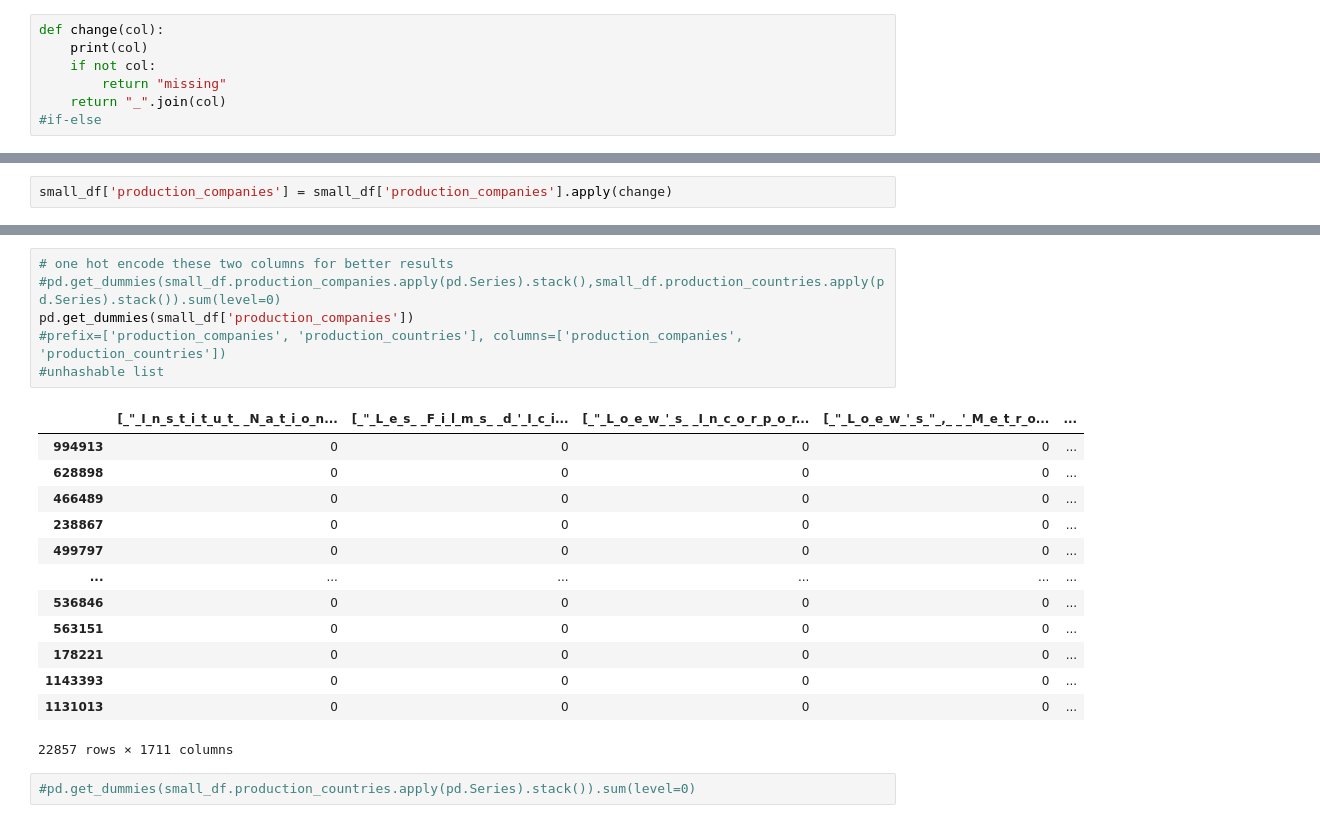
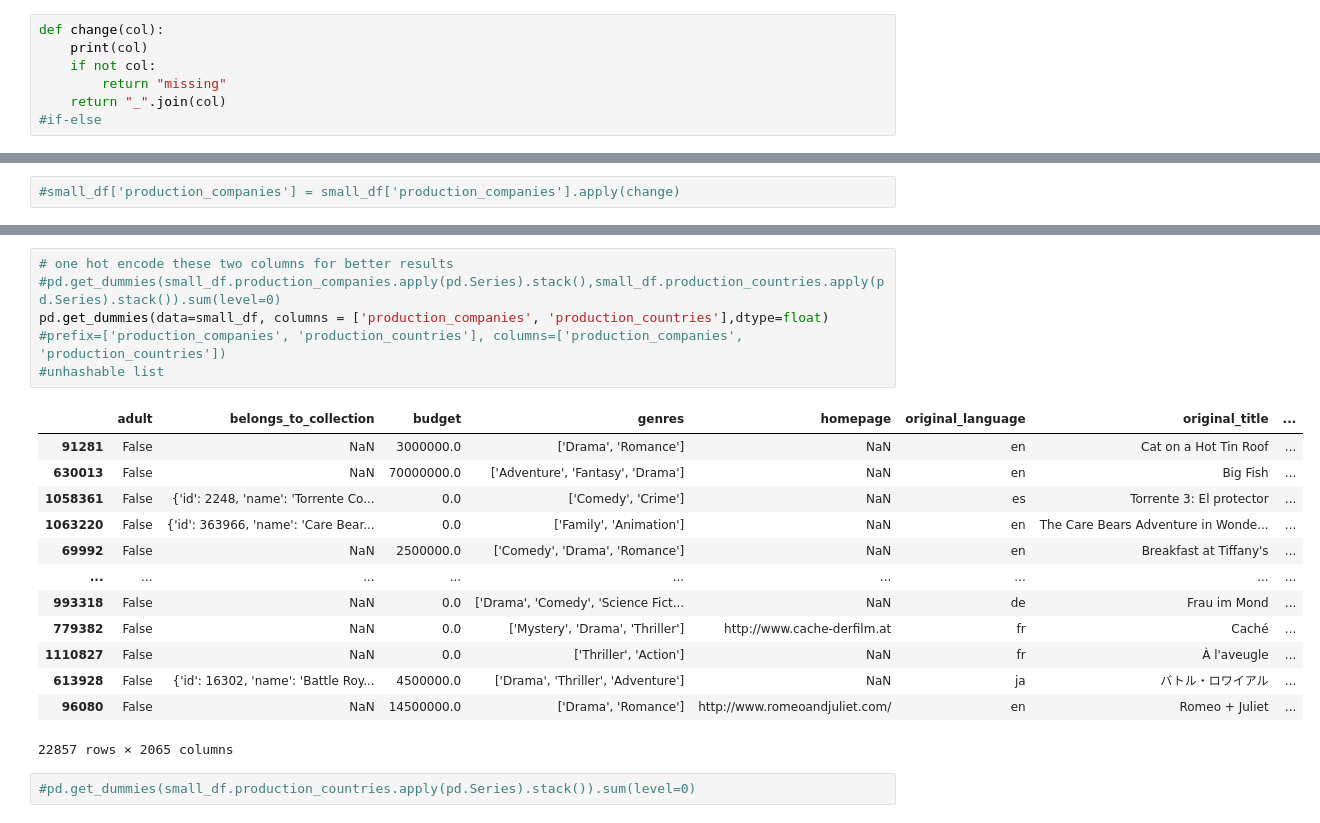
Before and after one commit to sathwikkes/Movie-Recommender-System, a Jupyter notebook: Preprocessing-Training-&-Modeling.ipynb, the cells around one changed output, grey strips where cells are left out. Drawn from its saved outputs; the diff is of its cells as text.

```diff
--- a/Preprocessing-Training-&-Modeling.ipynb
+++ b/Preprocessing-Training-&-Modeling.ipynb
@@ -400,2 +396,2 @@ a = ['Paramount Pictures', 'Universum Film (UFA)']
 # %%
-small_df['production_companies'] = small_df['production_companies'].apply(change)
+#small_df['production_companies'] = small_df['production_companies'].apply(change)
@@ -420,23 +398,23 @@ small_df['production_companies'] = small_df['production_companies'].apply(change
 # %%
 # one hot encode these two columns for better results
 #pd.get_dummies(small_df.production_companies.apply(pd.Series).stack(),small_df.production_countries.apply(pd.Series).stack()).sum(level=0)
-pd.get_dummies(small_df['production_companies'])
+pd.get_dummies(data=small_df, columns = ['production_companies', 'production_countries'],dtype=float)
 #prefix=['production_companies', 'production_countries'], columns=['production_companies', 'production_countries'])
 #unhashable list
 # %% [output]
-|  | [_"_I_n_s_t_i_t_u_t_ _N_a_t_i_o_n... | [_"_L_e_s_ _F_i_l_m_s_ _d_'_I_c_i... | [_"_L_o_e_w_'_s_ _I_n_c_o_r_p_o_r... | [_"_L_o_e_w_'_s_"_,_ _'_M_e_t_r_o... | ... |
-| 994913 | 0 | 0 | 0 | 0 | ... |
-| 628898 | 0 | 0 | 0 | 0 | ... |
-| 466489 | 0 | 0 | 0 | 0 | ... |
-| 238867 | 0 | 0 | 0 | 0 | ... |
-| 499797 | 0 | 0 | 0 | 0 | ... |
-| ... | ... | ... | ... | ... | ... |
-| 536846 | 0 | 0 | 0 | 0 | ... |
-| 563151 | 0 | 0 | 0 | 0 | ... |
-| 178221 | 0 | 0 | 0 | 0 | ... |
-| 1143393 | 0 | 0 | 0 | 0 | ... |
-| 1131013 | 0 | 0 | 0 | 0 | ... |
+|  | adult | belongs_to_collection | budget | genres | homepage | original_language | original_title | ... |
+| 91281 | False | NaN | 3000000.0 | ['Drama', 'Romance'] | NaN | en | Cat on a Hot Tin Roof | ... |
+| 630013 | False | NaN | 70000000.0 | ['Adventure', 'Fantasy', 'Drama'] | NaN | en | Big Fish | ... |
+| 1058361 | False | {'id': 2248, 'name': 'Torrente Co... | 0.0 | ['Comedy', 'Crime'] | NaN | es | Torrente 3: El protector | ... |
+| 1063220 | False | {'id': 363966, 'name': 'Care Bear... | 0.0 | ['Family', 'Animation'] | NaN | en | The Care Bears Adventure in Wonde... | ... |
+| 69992 | False | NaN | 2500000.0 | ['Comedy', 'Drama', 'Romance'] | NaN | en | Breakfast at Tiffany's | ... |
+| ... | ... | ... | ... | ... | ... | ... | ... | ... |
+| 993318 | False | NaN | 0.0 | ['Drama', 'Comedy', 'Science Fict... | NaN | de | Frau im Mond | ... |
+| 779382 | False | NaN | 0.0 | ['Mystery', 'Drama', 'Thriller'] | http://www.cache-derfilm.at | fr | Caché | ... |
+| 1110827 | False | NaN | 0.0 | ['Thriller', 'Action'] | NaN | fr | À l'aveugle | ... |
+| 613928 | False | {'id': 16302, 'name': 'Battle Roy... | 4500000.0 | ['Drama', 'Thriller', 'Adventure'] | NaN | ja | バトル・ロワイアル | ... |
+| 96080 | False | NaN | 14500000.0 | ['Drama', 'Romance'] | http://www.romeoandjuliet.com/ | en | Romeo + Juliet | ... |
-22857 rows × 1711 columns
+22857 rows × 2065 columns
 # %%
 #pd.get_dummies(small_df.production_countries.apply(pd.Series).stack()).sum(level=0)
 # %%
```
Also changed, not shown: parts of 38 cells of this notebook.
